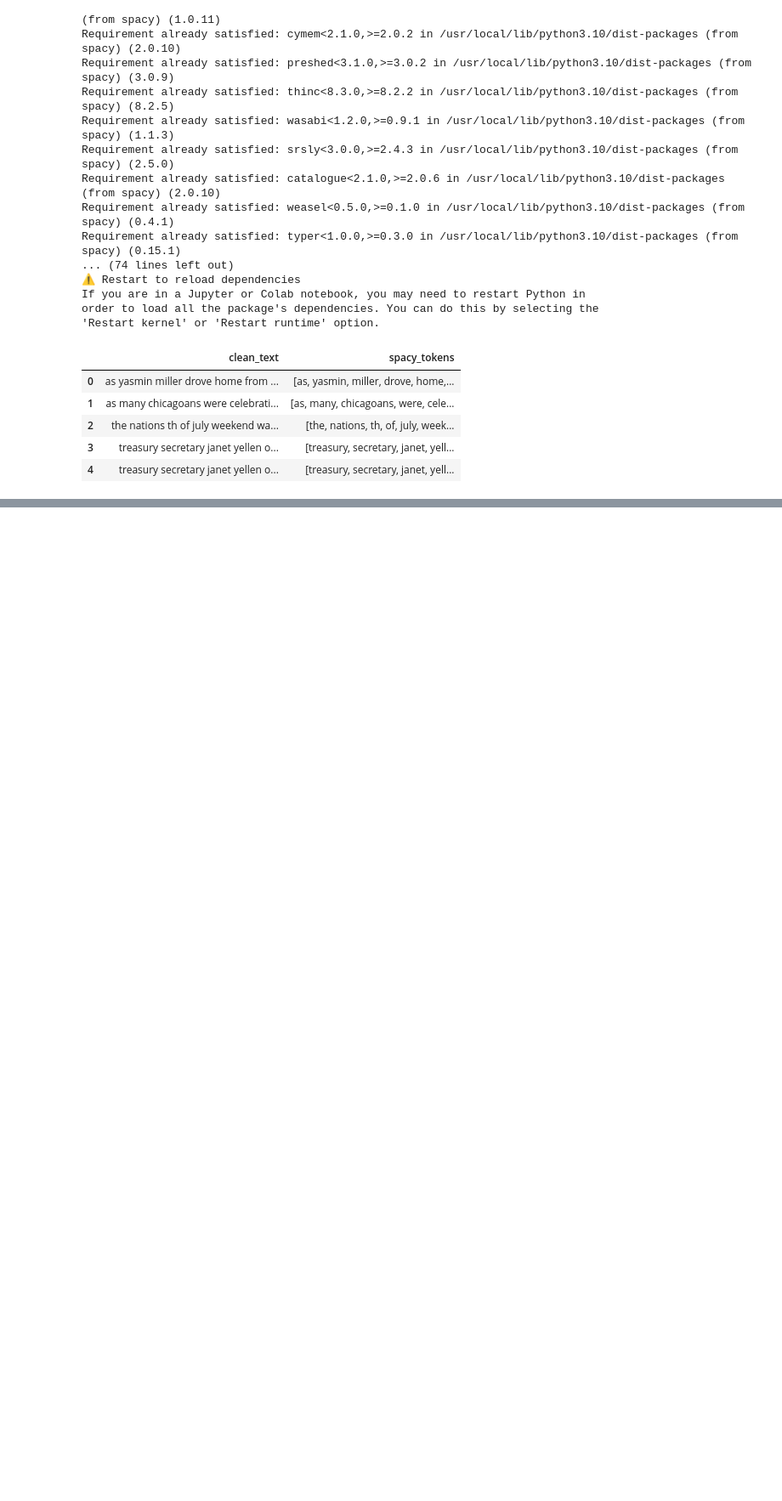
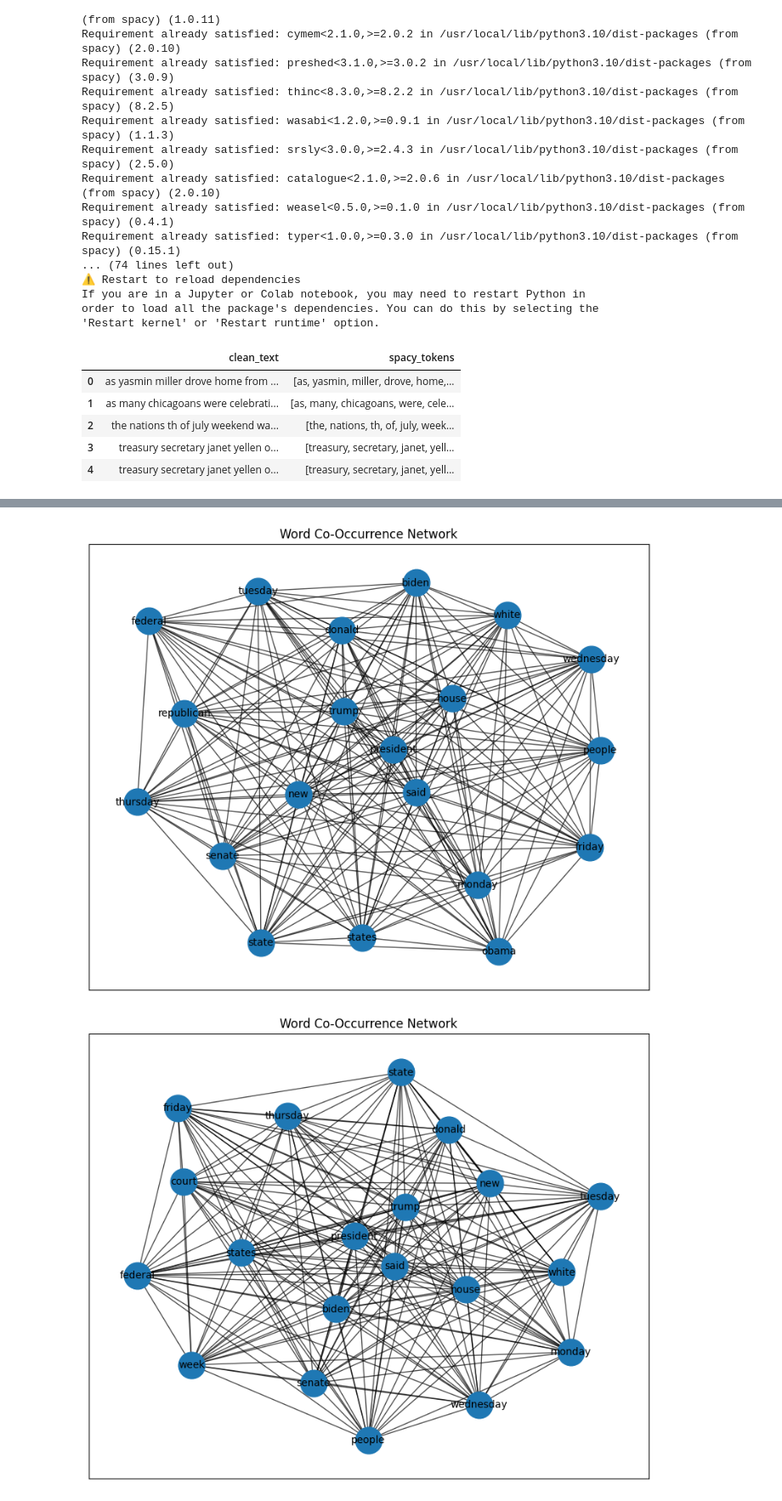
Before and after one commit to MiriamRunde/Qbias, a Jupyter notebook: explore.ipynb, the cells around one changed output, grey strips where cells are left out. Shown at 85% size. Saved outputs shown, nothing was run; the diff lists cells and outputs as text; code cells hidden in the pictures; blank space fills up the shorter version.

```diff
--- a/explore.ipynb
+++ b/explore.ipynb
@@ -175,0 +826,17 @@ KeyboardInterrupt:
+# %%
+# Filter data into subsets
+left_subset = data[data['bias_rating'] == 'left']
+center_subset = data[data['bias_rating'] == 'center']
+right_subset = data[data['bias_rating'] == 'right']
+# %%
+from sklearn.feature_extraction.text import CountVectorizer
+
+def tokenize_and_vectorize(subset, max_features=5000):
+    vectorizer = CountVectorizer(max_df=0.9, min_df=2, stop_words='english', max_features=max_features)
+    dtm = vectorizer.fit_transform(subset['clean_text'])
+    return dtm, vectorizer
+
+# Vectorize each subset
+left_dtm, left_vectorizer = tokenize_and_vectorize(left_subset)
+center_dtm, center_vectorizer = tokenize_and_vectorize(center_subset)
+right_dtm, right_vectorizer = tokenize_and_vectorize(right_subset)
@@ -175,0 +875,38 @@ KeyboardInterrupt:
+# %%
+import networkx as nx
+import matplotlib.pyplot as plt
+
+def plot_cooccurrence(dtm, vectorizer, top_n=20):
+    # Get the top words
+    sum_words = dtm.sum(axis=0)
+    words_freq = [(word, sum_words[0, idx]) for word, idx in vectorizer.vocabulary_.items()]
+    sorted_words = sorted(words_freq, key=lambda x: x[1], reverse=True)[:top_n]
+    top_words = [word for word, freq in sorted_words]
+
+    # Build co-occurrence matrix
+    cooccurrence = (dtm[:, [vectorizer.vocabulary_[word] for word in top_words]].T *
+                    dtm[:, [vectorizer.vocabulary_[word] for word in top_words]]).toarray()
+
+    # Create graph
+    G = nx.Graph()
+    for i, word in enumerate(top_words):
+        for j, co in enumerate(cooccurrence[i]):
+            if co > 0 and i != j:
+                G.add_edge(word, top_words[j], weight=co)
+
+    # Plot graph
+    plt.figure(figsize=(10, 8))
+    pos = nx.spring_layout(G, k=0.5)
+    nx.draw_networkx_nodes(G, pos, node_size=700)
+    nx.draw_networkx_edges(G, pos, alpha=0.7)
+    nx.draw_networkx_labels(G, pos, font_size=10)
+    plt.title("Word Co-Occurrence Network")
+    plt.show()
+
+# Plot co-occurrence for each subset
+plot_cooccurrence(left_dtm, left_vectorizer)
+plot_cooccurrence(center_dtm, center_vectorizer)
+plot_cooccurrence(right_dtm, right_vectorizer)
+# %% [output]
+[figure, added]
+[figure, added]
```
Also changed, not shown: parts of 17 cells of this notebook.
